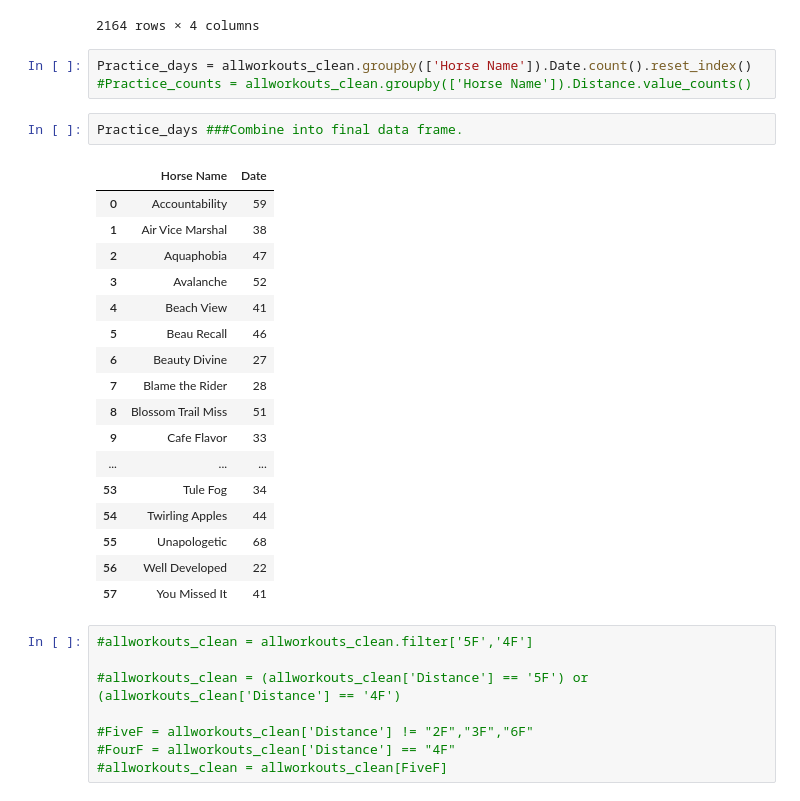
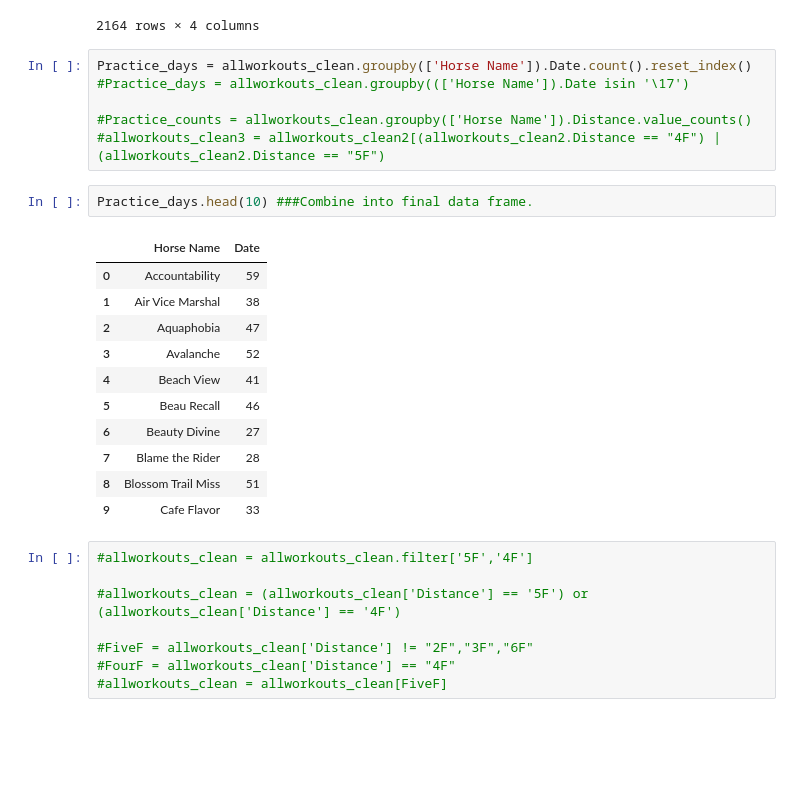
Before and after one commit to vszuflita/Metis, a Jupyter notebook: Horse Race Data - Race time prediction/Step2_DataCleaning.ipynb, the cells around one changed output. Drawn from its saved outputs; the diff is of its cells as text; blank space fills up the shorter version.

```diff
--- a/Horse Race Data - Race time prediction/Step2_DataCleaning.ipynb
+++ b/Horse Race Data - Race time prediction/Step2_DataCleaning.ipynb
@@ -77,27 +70,24 @@ allworkouts_clean
 2164 rows × 4 columns
 # %%
 Practice_days = allworkouts_clean.groupby(['Horse Name']).Date.count().reset_index()
+#Practice_days = allworkouts_clean.groupby((['Horse Name']).Date isin '\17')
+
 #Practice_counts = allworkouts_clean.groupby(['Horse Name']).Distance.value_counts()
+#allworkouts_clean3 = allworkouts_clean2[(allworkouts_clean2.Distance == "4F") | (allworkouts_clean2.Distance == "5F")
 # %%
-Practice_days ###Combine into final data frame.
+Practice_days.head(10) ###Combine into final data frame.
 # %% [output]
 |  | Horse Name | Date |
 | 0 | Accountability | 59 |
 | 1 | Air Vice Marshal | 38 |
 | 2 | Aquaphobia | 47 |
 | 3 | Avalanche | 52 |
 | 4 | Beach View | 41 |
 | 5 | Beau Recall | 46 |
 | 6 | Beauty Divine | 27 |
 | 7 | Blame the Rider | 28 |
 | 8 | Blossom Trail Miss | 51 |
 | 9 | Cafe Flavor | 33 |
-| ... | ... | ... |
-| 53 | Tule Fog | 34 |
-| 54 | Twirling Apples | 44 |
-| 55 | Unapologetic | 68 |
-| 56 | Well Developed | 22 |
-| 57 | You Missed It | 41 |
 # %%
 #allworkouts_clean = allworkouts_clean.filter['5F','4F']
 
```
Also changed, not shown: parts of 22 cells of this notebook, 9 other files.
